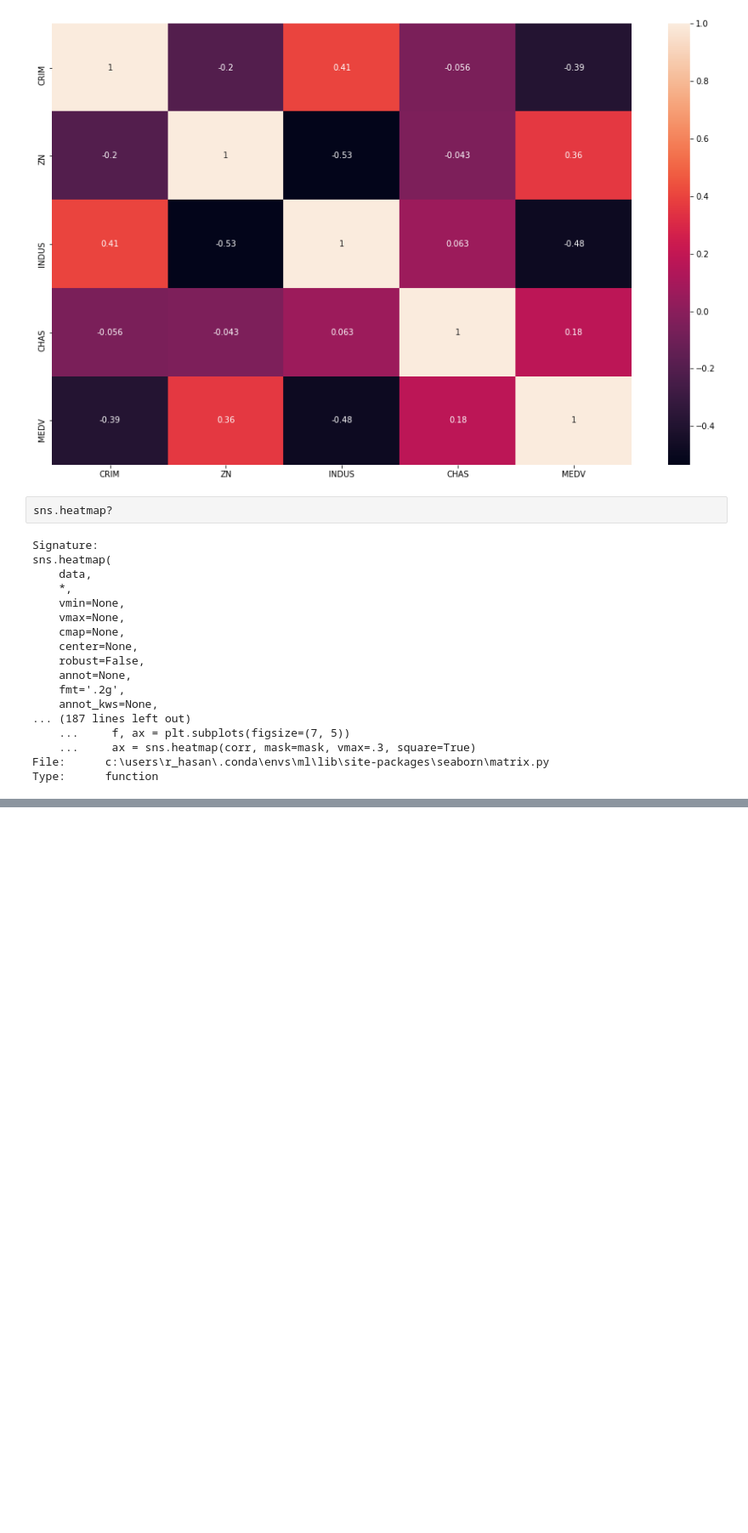
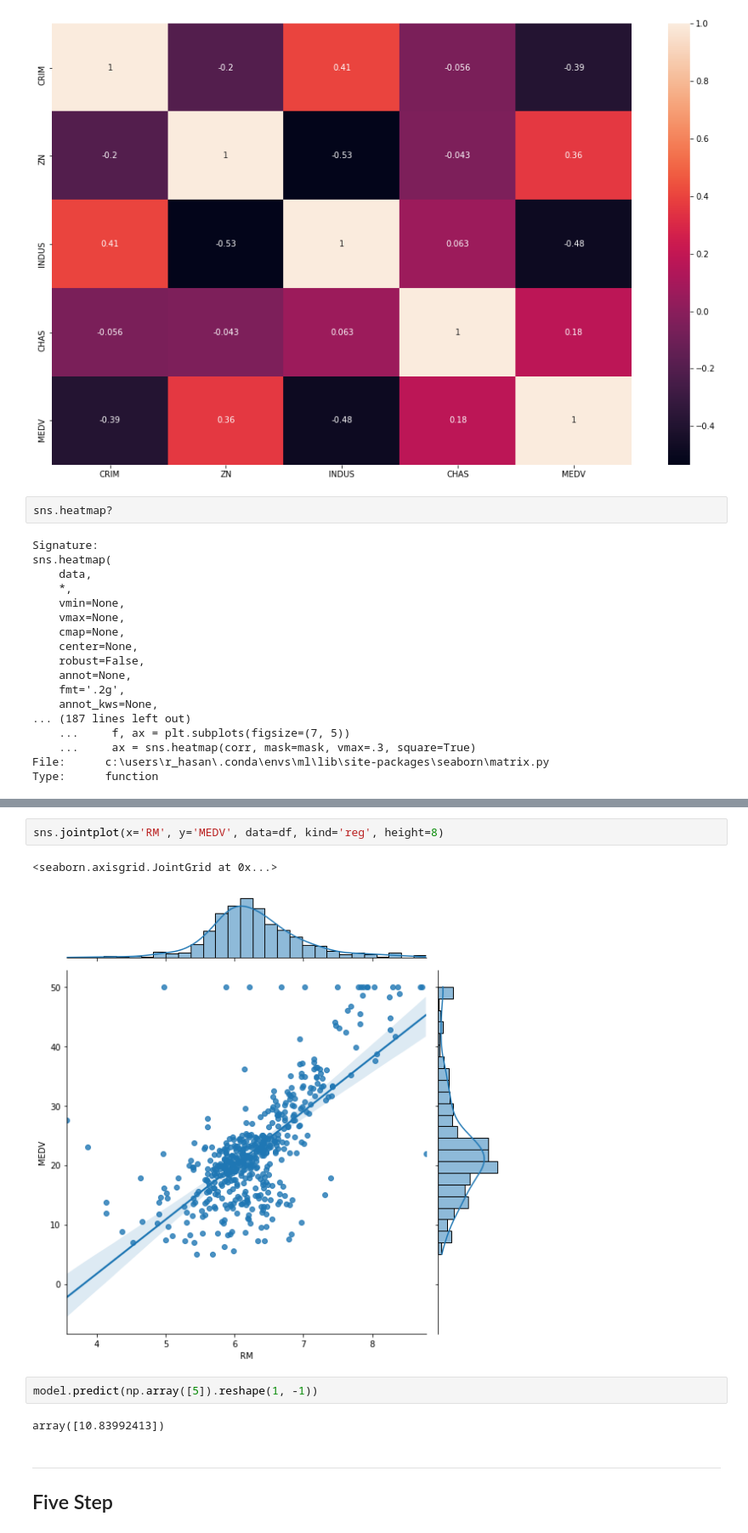
Before and after one commit to Sohando/Machine__Learning, a Jupyter notebook: Tutorial 001/boston_housing.ipynb, the cells around one changed output, grey strips where cells are left out. Shown at 85% size. Cells and saved outputs as stored; diff of their text form; blank space fills up the shorter version.

```diff
--- a/Tutorial 001/boston_housing.ipynb
+++ b/Tutorial 001/boston_housing.ipynb
@@ -155,0 +184,13 @@ Type:      function
+# %%
+sns.jointplot(x='RM', y='MEDV', data=df, kind='reg', height=8)
+# %% [output]
+<seaborn.axisgrid.JointGrid at 0x...>
+[figure, added]
+# %%
+model.predict(np.array([5]).reshape(1, -1))
+# %% [output]
+array([10.83992413])
+# %% [markdown]
+<hr>
+
+## Five Step
```
Also changed, not shown: parts of 9 cells of this notebook.
